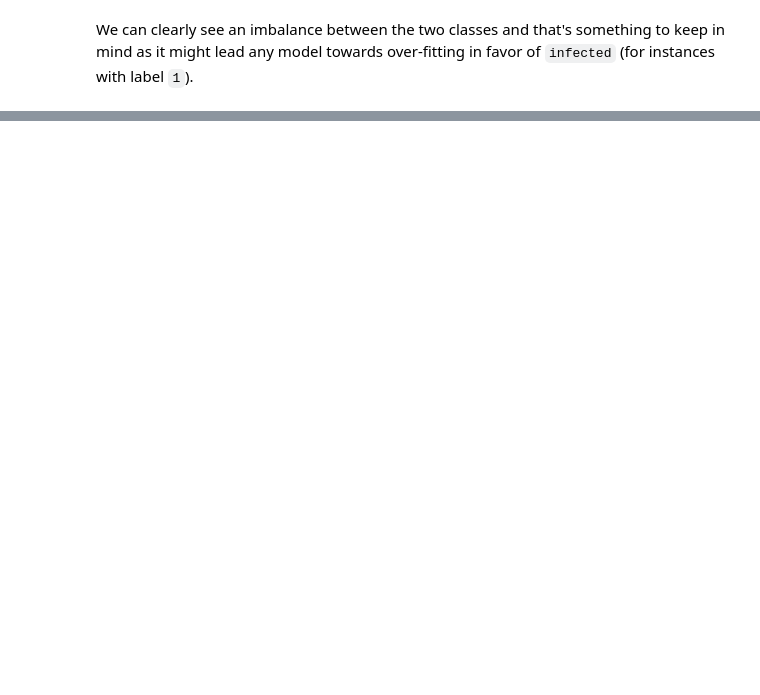
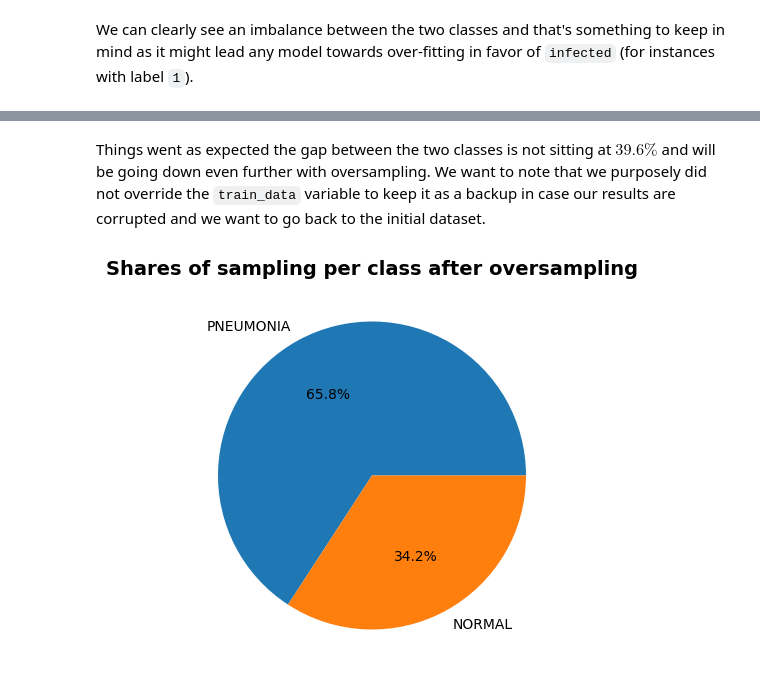
Before and after one commit to Az-r-ow/zoidberg, a Jupyter notebook: main.ipynb, the cells around one changed output, grey strips where cells are left out. Drawn from its saved outputs; the diff is of its cells as text; code cells hidden in the pictures; blank space fills up the shorter version.

```diff
--- a/main.ipynb
+++ b/main.ipynb
@@ -65,0 +147,43 @@ As we saw earlier in the pie chart, we have
+# %% [markdown]
+Things went as expected the gap between the two classes is not sitting at $39.6\%$ and will be going down even further with oversampling. We want to note that we purposely did not override the `train_data` variable to keep it as a backup in case our results are corrupted and we want to go back to the initial dataset.
+# %%
+import math
+
+def oversample(df, true_label, frac):
+  """
+  Oversamples a DataFrame by randomly duplicating the number of samples for a specific class.
+
+  Parameters:
+  -----------
+  df : pandas DataFrame
+      The DataFrame containing the dataset to be oversampled.
+
+  true_label : str
+      The true label of the class for which to perform oversampling.
+
+  rate : float or int
+      The desired ratio of samples to duplicated from the specified class.
+      If float, it represents the fraction of samples to duplicate (0.0 to 1.0).
+      If int, it represents duplicating the entirety of the samples.
+
+  Returns:
+  --------
+  pandas DataFrame
+      The oversampled DataFrame with the randomly duplicated number of samples for the specified class.
+
+  Example:
+  --------
+  oversampled_df = oversample(df, 'class', 0.2)
+  """
+  majority_class = df[df["true_label"] != true_label]
+  minority_class = df[df["true_label"] == true_label]
+  frac = 1 + frac if frac < 1 else frac
+  num_samples = math.ceil(len(minority_class) * frac)
+  oversampled_minority = minority_class.sample(num_samples, replace=True)
+  return pd.concat([majority_class, oversampled_minority])
+
+balanced_train_data = oversample(balanced_train_data, "NORMAL", 0.2)
+
+plot_value_counts(balanced_train_data, "true_label", "Shares of sampling per class after oversampling")
+# %% [output]
+[figure, added]
```
Also changed, not shown: parts of 19 cells of this notebook, 1 other file.
